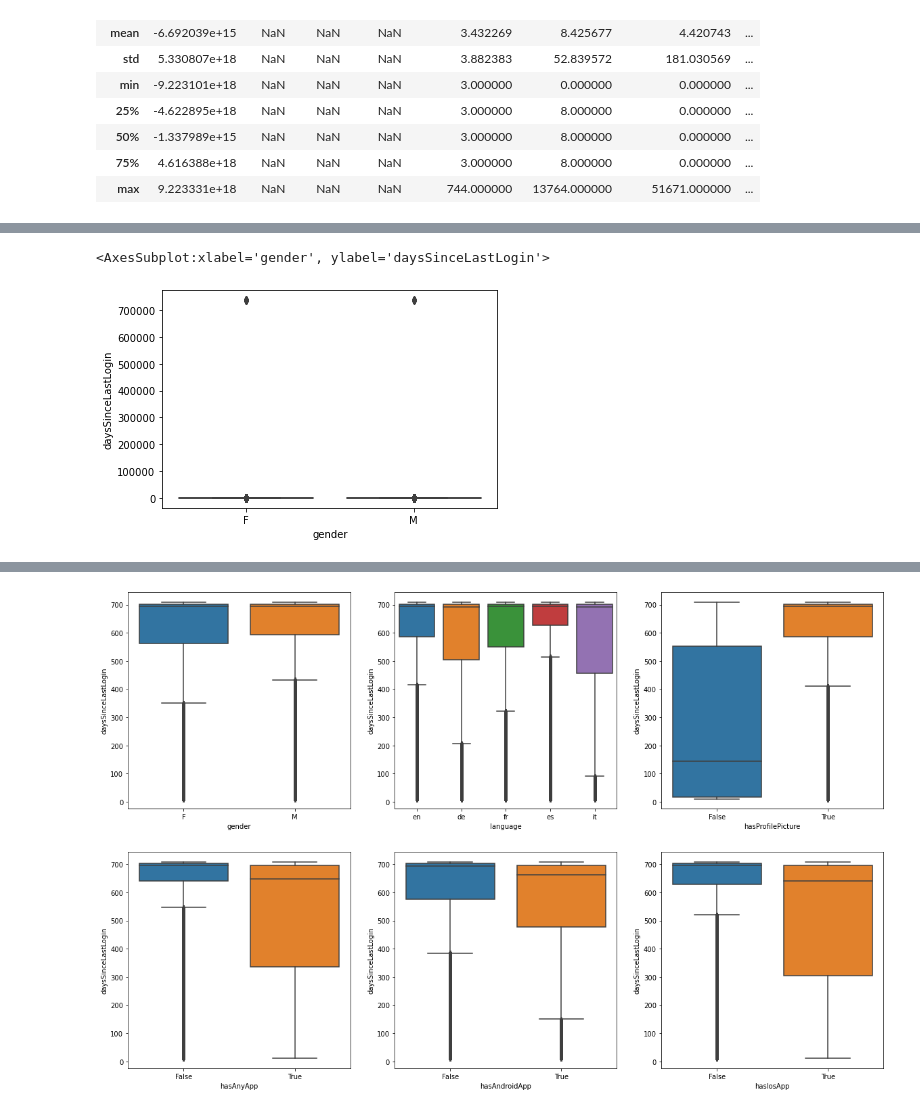
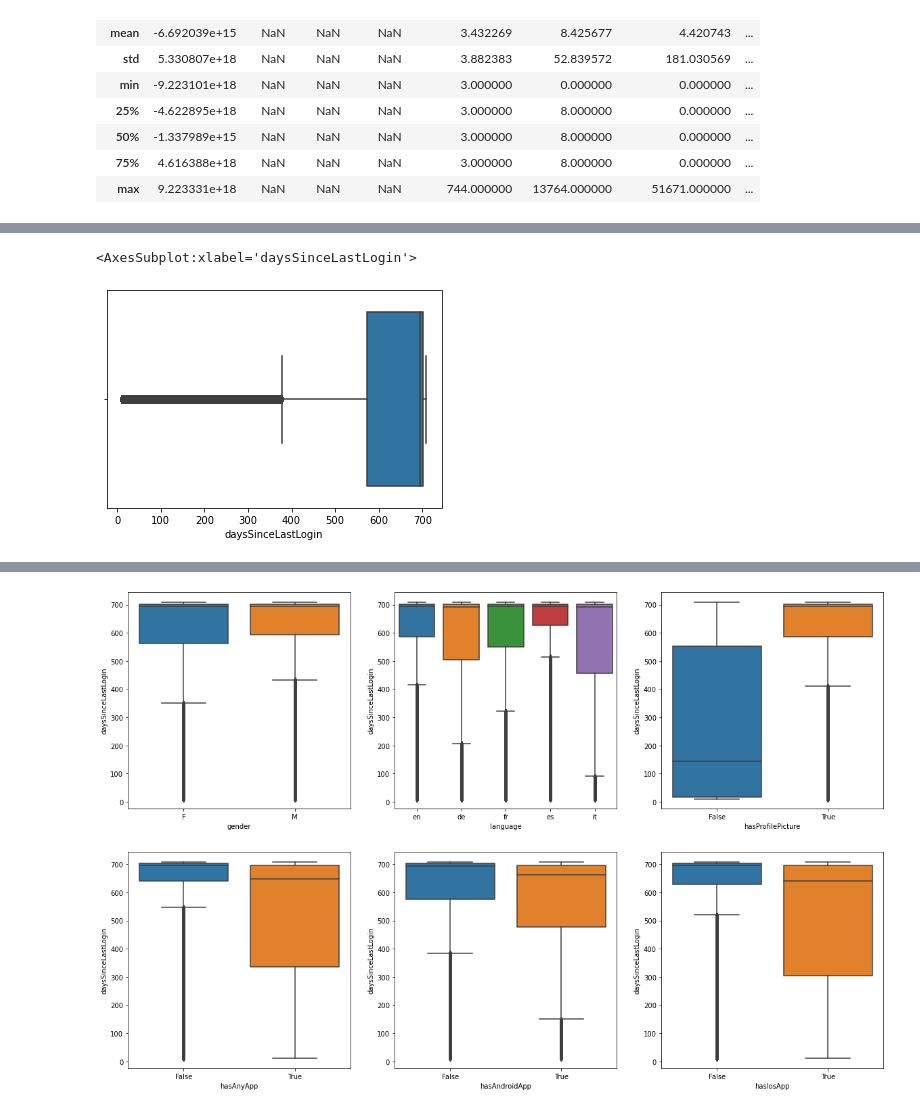
Before and after one commit to mattlim96/getharley-challenge, a Jupyter notebook: solution.ipynb, the cells around one changed output, grey strips where cells are left out. Cells and saved outputs as stored; diff of their text form; code cells hidden in the pictures.

```diff
--- a/solution.ipynb
+++ b/solution.ipynb
@@ -10,6 +14,6 @@ import seaborn as sns
 pd.set_option('display.max_columns', None)
 pd.set_option('display.max_rows', None)
 # %%
-df = pd.read_csv("6M-0K-99K.users.dataset.public.csv")
-df.head()
+ori_df = pd.read_csv("6M-0K-99K.users.dataset.public.csv")
+ori_df.shape
 # %% [output]
@@ -36,0 +57,7 @@ df.describe(include="all")
+# %%
+# Removing duplicated covariates from imported data
+df = ori_df.copy()
+df.drop(['identifierHash','type','country','civilityGenderId','seniority','seniorityAsMonths'], axis=1, inplace=True)
+df = df[['countryCode','language','gender','civilityTitle','socialNbFollowers','socialNbFollows','socialProductsLiked','productsListed','productsWished','productsSold',
+         'productsPassRate','productsBought','hasAnyApp','hasAndroidApp','hasIosApp','hasProfilePicture','daysSinceLastLogin','seniorityAsYears']]
+df.describe(include='all')
@@ -117,5 +146,8 @@ plt.show()
+# %%
+# Remove outlier data found from 'daysSinceLastLogin' covariate
+df_clean = df[df['daysSinceLastLogin'] != 737028]
 # %%
-sns.boxplot(x='gender', y='daysSinceLastLogin', data=df)
+sns.boxplot(x='daysSinceLastLogin', data=df_clean)
 # %% [output]
-<AxesSubplot:xlabel='gender', ylabel='daysSinceLastLogin'>
+<AxesSubplot:xlabel='daysSinceLastLogin'>
-[figure, old version]
+[figure, new version]
```
Also changed, not shown: parts of 16 cells of this notebook.
